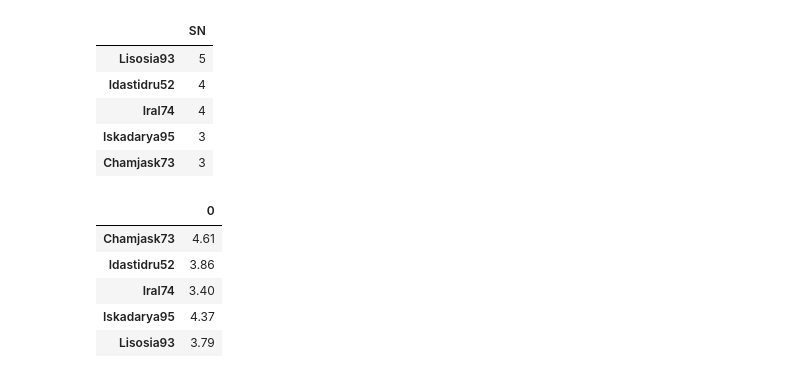
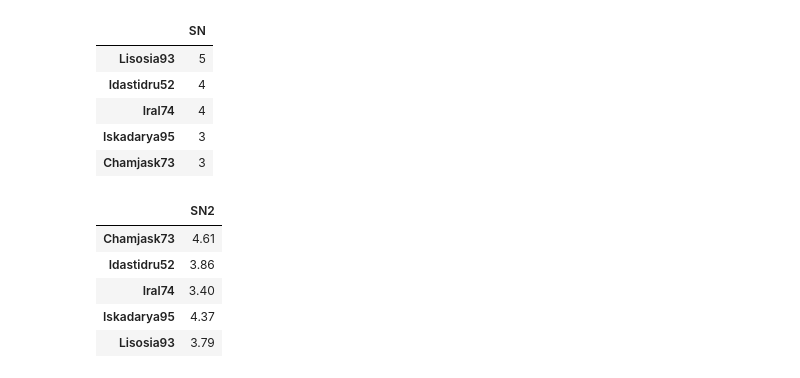
Before and after one commit to efennie/pandas-challenge, a Jupyter notebook: HeroesOfPymoli/main.ipynb, the cells around one changed output. Drawn from its saved outputs; the diff is of its cells as text; code cells hidden in the pictures.

```diff
--- a/HeroesOfPymoli/main.ipynb
+++ b/HeroesOfPymoli/main.ipynb
@@ -420,5 +410,6 @@ find_the_max_spenders = total_purchased_by_SN.sort_values('Price')
 find_the_max_spenders = find_the_max_spenders.tail(5)
 find_the_max_spenders = find_the_max_spenders.sort_values('Price', ascending=False)
 find_the_max_spenders = pd.DataFrame(find_the_max_spenders.round(2))
+find_the_max_spenders = find_the_max_spenders.rename(columns={"Price":"SN3"})
 find_the_max_spenders
 # %% [output]
@@ -462,11 +455,11 @@ numbers_unique_user_purchase
 | Iskadarya95 | 3 |
 | Chamjask73 | 3 |
 # %%
-average_purchase_by_person = find_the_max_spenders["Price"] / numbers_unique_user_purchase["SN"]
-average_purchase_by_person = pd.DataFrame(average_purchase_by_person.round(2))
+average_purchase_by_person = find_the_max_spenders["SN3"] / numbers_unique_user_purchase["SN"]
+average_purchase_by_person = pd.DataFrame(average_purchase_by_person.round(2),columns=["SN2"])
 average_purchase_by_person
 # %% [output]
-|  | 0 |
+|  | SN2 |
 | Chamjask73 | 4.61 |
 | Idastidru52 | 3.86 |
 | Iral74 | 3.40 |
```
Also changed, not shown: parts of 13 cells of this notebook.
